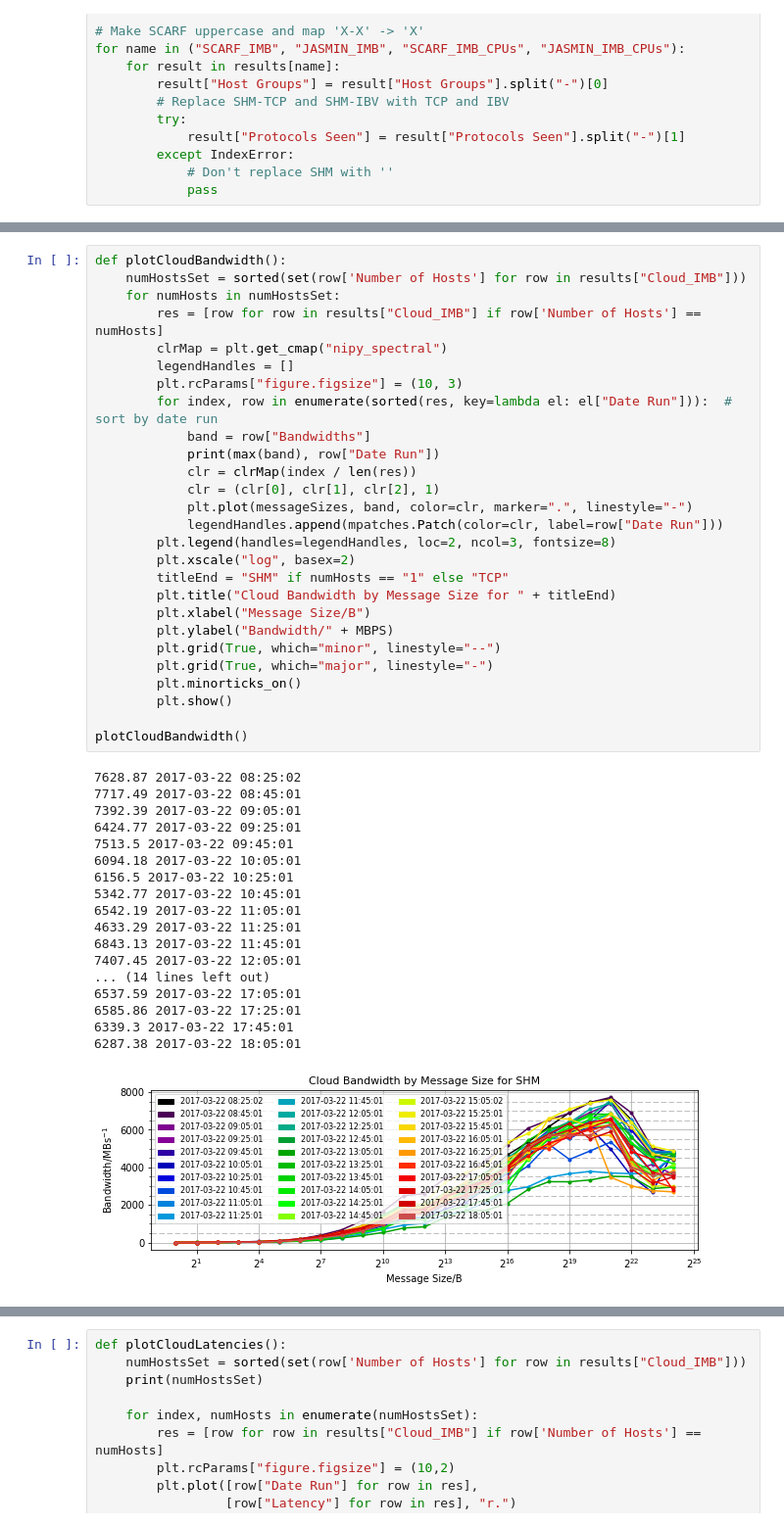
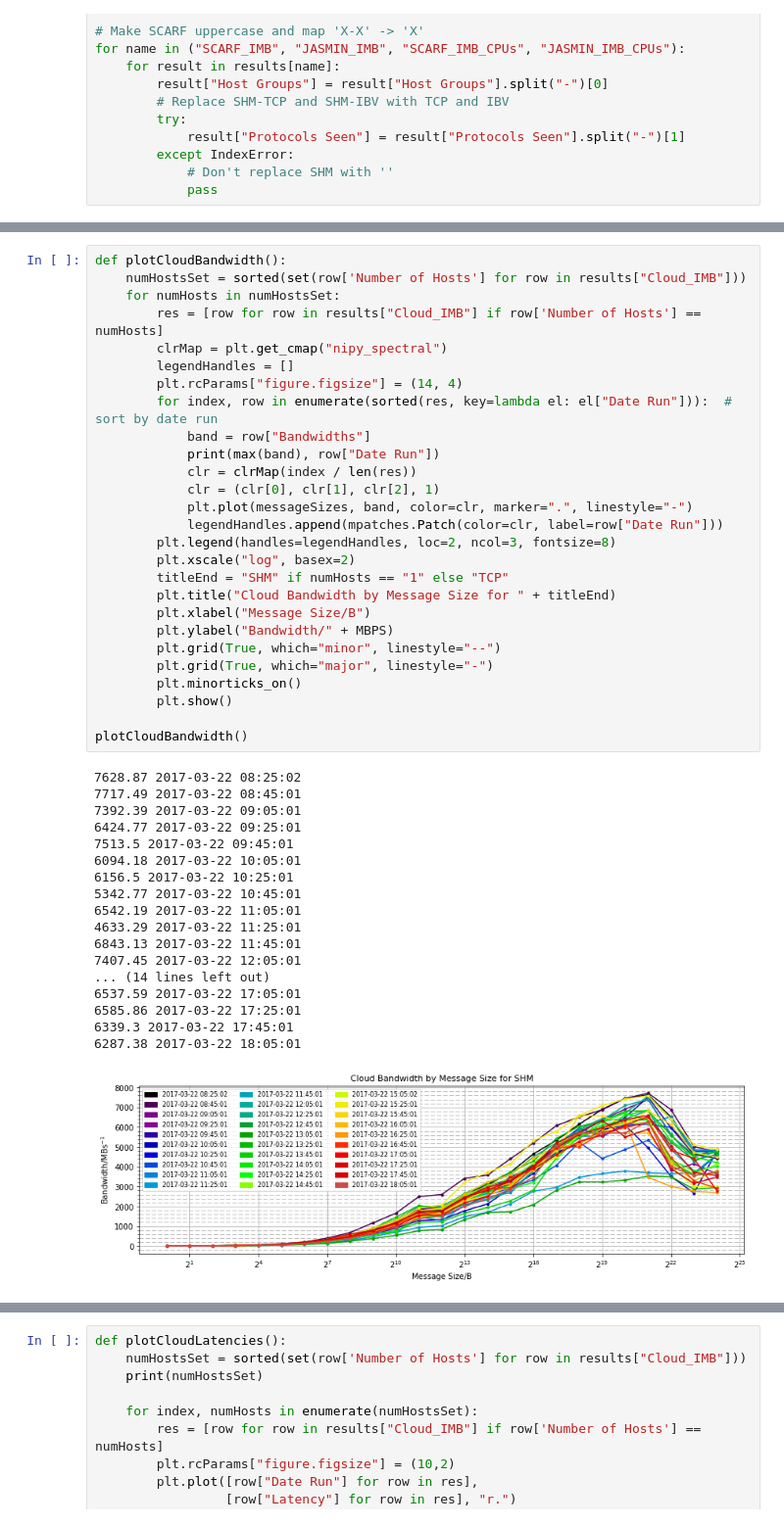
Before and after one commit to cal-id/SCD-Benchmark, a Jupyter notebook: Results/IMB_Notebooks/IMB_Analysis.ipynb, the cells around one changed output, grey strips where cells are left out. Shown at 98% size. Drawn from its saved outputs; the diff is of its cells as text.

```diff
--- a/Results/IMB_Notebooks/IMB_Analysis.ipynb
+++ b/Results/IMB_Notebooks/IMB_Analysis.ipynb
@@ -154,7 +154,7 @@ def plotCloudBandwidth():
         res = [row for row in results["Cloud_IMB"] if row['Number of Hosts'] == numHosts]
         clrMap = plt.get_cmap("nipy_spectral")
         legendHandles = []
-        plt.rcParams["figure.figsize"] = (10, 3)
+        plt.rcParams["figure.figsize"] = (14, 4)
         for index, row in enumerate(sorted(res, key=lambda el: el["Date Run"])):  # sort by date run
             band = row["Bandwidths"]
             print(max(band), row["Date Run"])
@@ -165,34 +165,34 @@ def plotCloudBandwidth():
         plt.legend(handles=legendHandles, loc=2, ncol=3, fontsize=8)
         plt.xscale("log", basex=2)
         titleEnd = "SHM" if numHosts == "1" else "TCP"
         plt.title("Cloud Bandwidth by Message Size for " + titleEnd)
         plt.xlabel("Message Size/B")
         plt.ylabel("Bandwidth/" + MBPS)
         plt.grid(True, which="minor", linestyle="--")
         plt.grid(True, which="major", linestyle="-")
         plt.minorticks_on()
         plt.show()
 
 plotCloudBandwidth()
 # %% [output]
 7628.87 2017-03-22 08:25:02
 7717.49 2017-03-22 08:45:01
 7392.39 2017-03-22 09:05:01
 6424.77 2017-03-22 09:25:01
 7513.5 2017-03-22 09:45:01
 6094.18 2017-03-22 10:05:01
 6156.5 2017-03-22 10:25:01
 5342.77 2017-03-22 10:45:01
 6542.19 2017-03-22 11:05:01
 4633.29 2017-03-22 11:25:01
 6843.13 2017-03-22 11:45:01
 7407.45 2017-03-22 12:05:01
 ... (14 lines left out)
 6537.59 2017-03-22 17:05:01
 6585.86 2017-03-22 17:25:01
 6339.3 2017-03-22 17:45:01
 6287.38 2017-03-22 18:05:01
-[figure, old version]
+[figure, new version]
 406.85 2017-03-22 18:25:01
 415.95 2017-03-22 18:45:01
 443.3 2017-03-22 19:05:01
```
Also changed, not shown: parts of 5 cells of this notebook.
